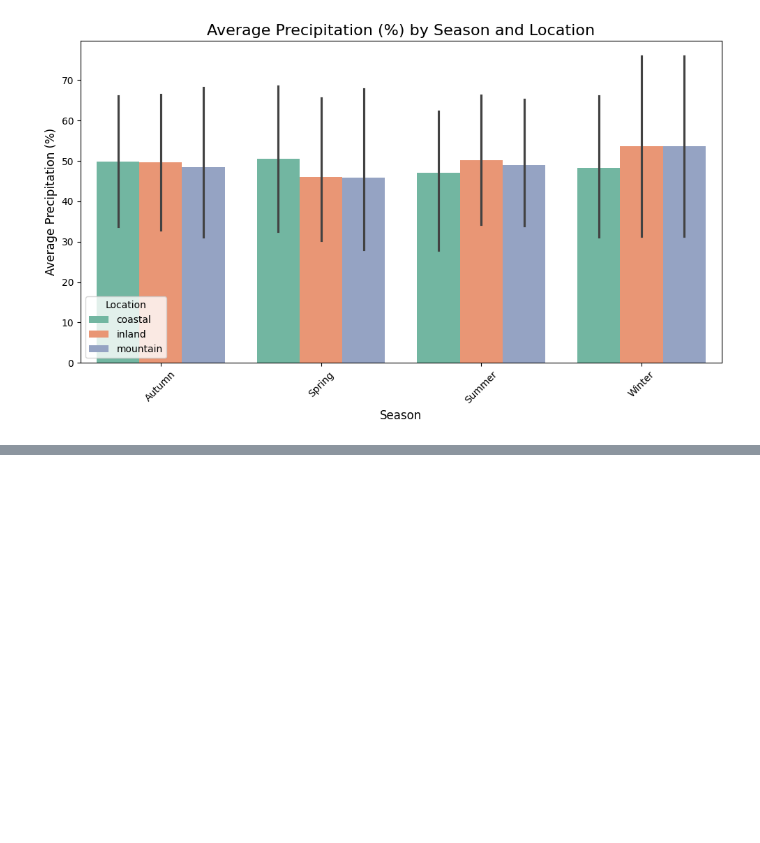
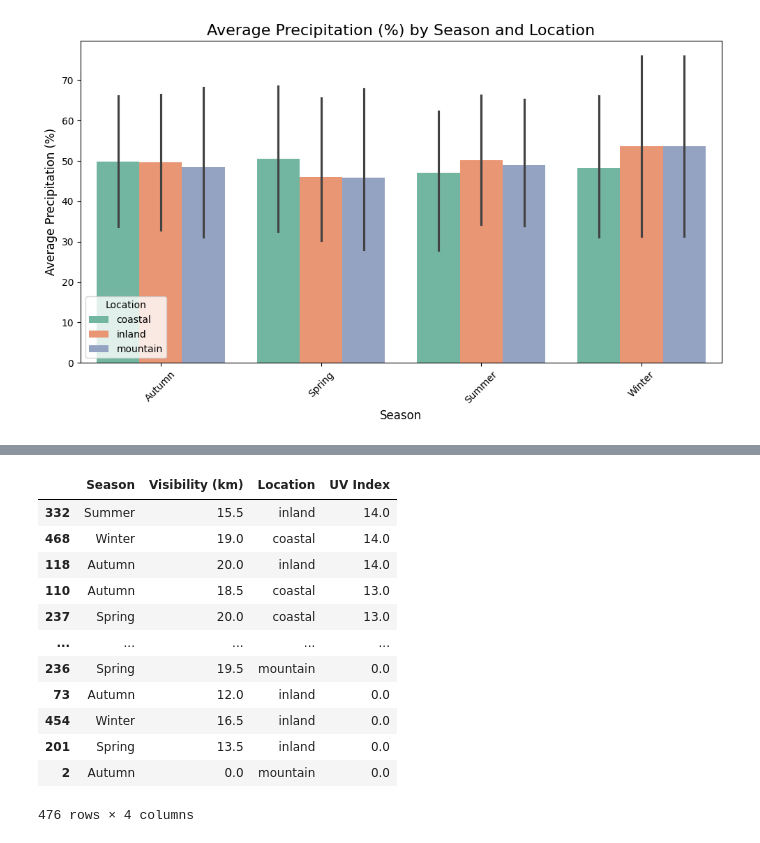
Before and after one commit to Farazmghm/Business-Machine-Learning-and-EDA, a Jupyter notebook: weather_prediction.ipynb, the cells around one changed output, grey strips where cells are left out. Drawn from its saved outputs; the diff is of its cells as text; code cells hidden in the pictures; blank space fills up the shorter version.

```diff
--- a/weather_prediction.ipynb
+++ b/weather_prediction.ipynb
@@ -514,0 +534,16 @@ plt.show()
+# %%
+uvi.sort_values(by='UV Index',ascending=False)
+# %% [output]
+|  | Season | Visibility (km) | Location | UV Index |
+| 332 | Summer | 15.5 | inland | 14.0 |
+| 468 | Winter | 19.0 | coastal | 14.0 |
+| 118 | Autumn | 20.0 | inland | 14.0 |
+| 110 | Autumn | 18.5 | coastal | 13.0 |
+| 237 | Spring | 20.0 | coastal | 13.0 |
+| ... | ... | ... | ... | ... |
+| 236 | Spring | 19.5 | mountain | 0.0 |
+| 73 | Autumn | 12.0 | inland | 0.0 |
+| 454 | Winter | 16.5 | inland | 0.0 |
+| 201 | Spring | 13.5 | inland | 0.0 |
+| 2 | Autumn | 0.0 | mountain | 0.0 |
+476 rows × 4 columns
```
Also changed, not shown: parts of 5 cells of this notebook.
